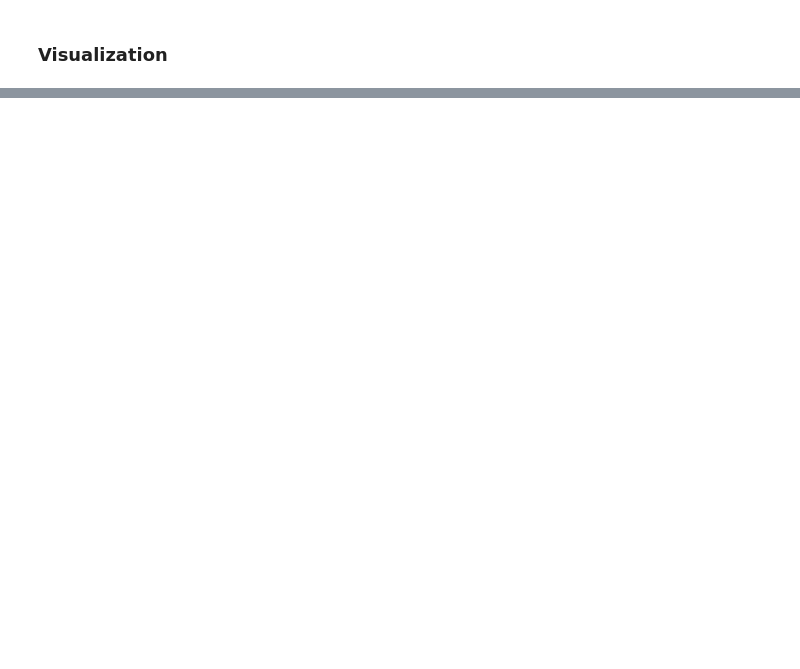
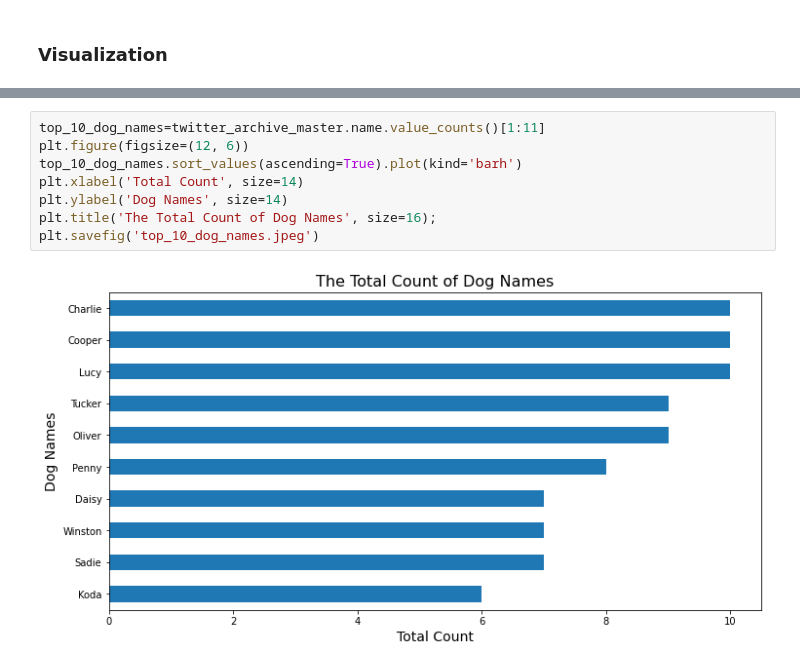
Before and after one commit to Damola-Adedoyin/wrangling_twitter_data, a Jupyter notebook: wrangle_act.ipynb, the cells around one changed output, grey strips where cells are left out. Saved outputs shown, nothing was run; the diff lists cells and outputs as text; blank space fills up the shorter version.

```diff
--- a/wrangle_act.ipynb
+++ b/wrangle_act.ipynb
@@ -860,0 +946,10 @@ In this section, analyze and visualize your wrangled data. You must produce at l
+# %%
+top_10_dog_names=twitter_archive_master.name.value_counts()[1:11]
+plt.figure(figsize=(12, 6))
+top_10_dog_names.sort_values(ascending=True).plot(kind='barh')
+plt.xlabel('Total Count', size=14)
+plt.ylabel('Dog Names', size=14)
+plt.title('The Total Count of Dog Names', size=16);
+plt.savefig('top_10_dog_names.jpeg')
+# %% [output]
+[figure, added]
```
Also changed, not shown: parts of 23 cells of this notebook, 3 other files.
